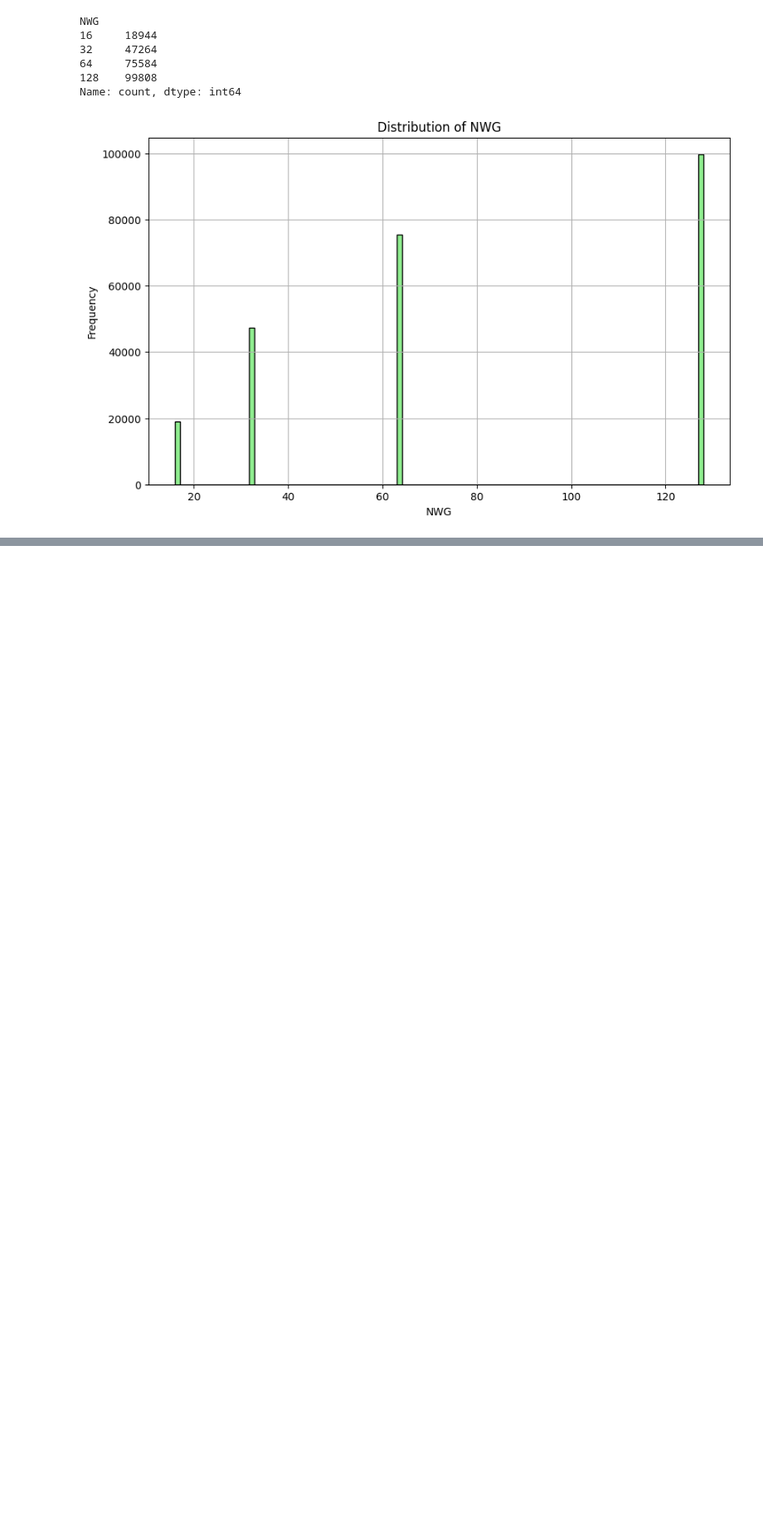
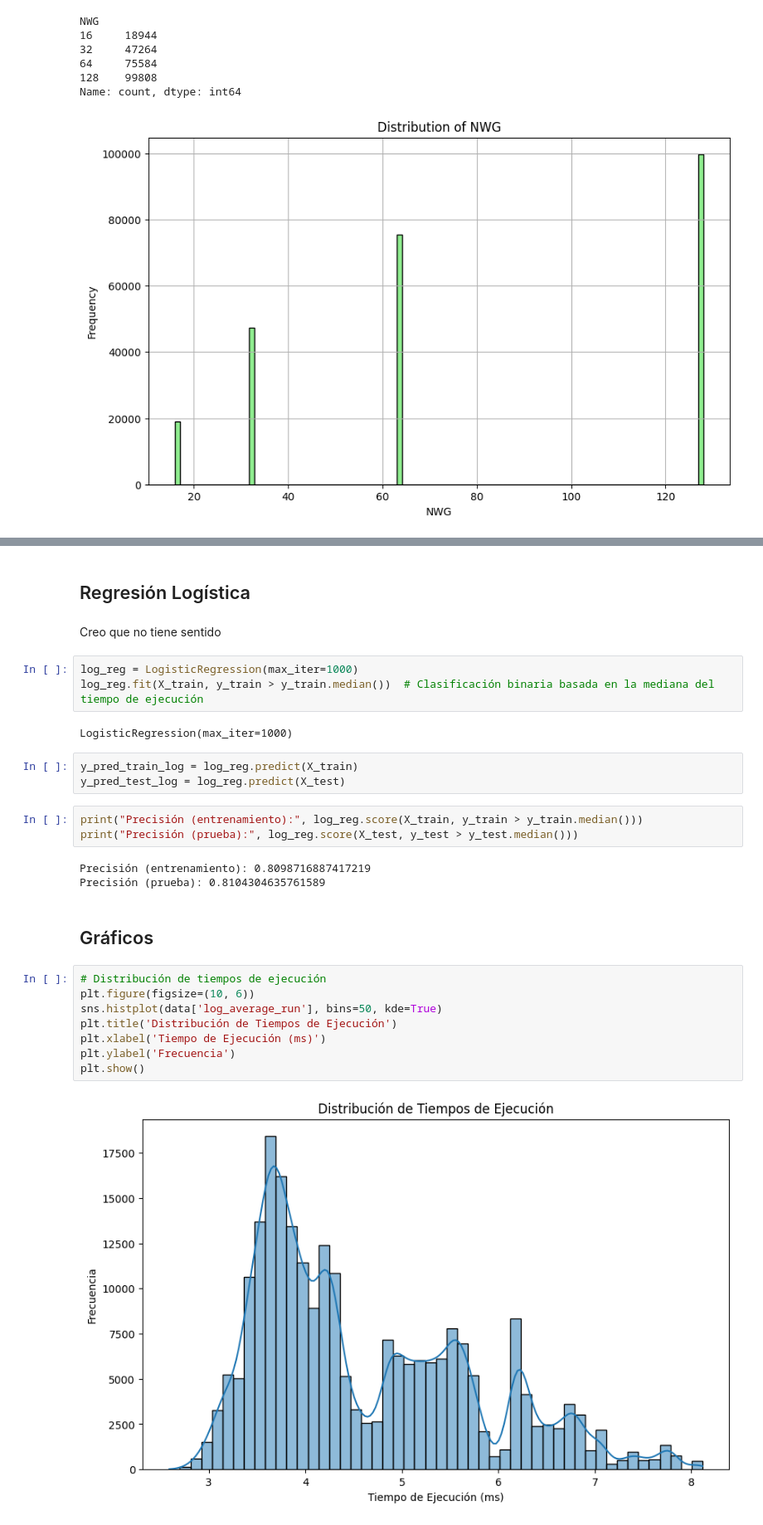
Before and after one commit to daneelsan/INF648-Project, a Jupyter notebook: notebooks/entregable-03-grupo-01.ipynb, the cells around one changed output, grey strips where cells are left out. Shown at 83% size. Cells and saved outputs as stored; diff of their text form; blank space fills up the shorter version.

```diff
--- a/notebooks/entregable-03-grupo-01.ipynb
+++ b/notebooks/entregable-03-grupo-01.ipynb
@@ -162,0 +327,30 @@ Name: count, dtype: int64
+# %% [markdown]
+## Regresión Logística
+# %% [markdown]
+Creo que no tiene sentido
+# %%
+log_reg = LogisticRegression(max_iter=1000)
+log_reg.fit(X_train, y_train > y_train.median())  # Clasificación binaria basada en la mediana del tiempo de ejecución
+# %% [output]
+LogisticRegression(max_iter=1000)
+# %%
+y_pred_train_log = log_reg.predict(X_train)
+y_pred_test_log = log_reg.predict(X_test)
+# %%
+print("Precisión (entrenamiento):", log_reg.score(X_train, y_train > y_train.median()))
+print("Precisión (prueba):", log_reg.score(X_test, y_test > y_test.median()))
+# %% [output]
+Precisión (entrenamiento): 0.8098716887417219
+Precisión (prueba): 0.8104304635761589
+# %% [markdown]
+## Gráficos
+# %%
+# Distribución de tiempos de ejecución
+plt.figure(figsize=(10, 6))
+sns.histplot(data['log_average_run'], bins=50, kde=True)
+plt.title('Distribución de Tiempos de Ejecución')
+plt.xlabel('Tiempo de Ejecución (ms)')
+plt.ylabel('Frecuencia')
+plt.show()
+# %% [output]
+[figure, added]
```
Also changed, not shown: parts of 29 cells of this notebook.
